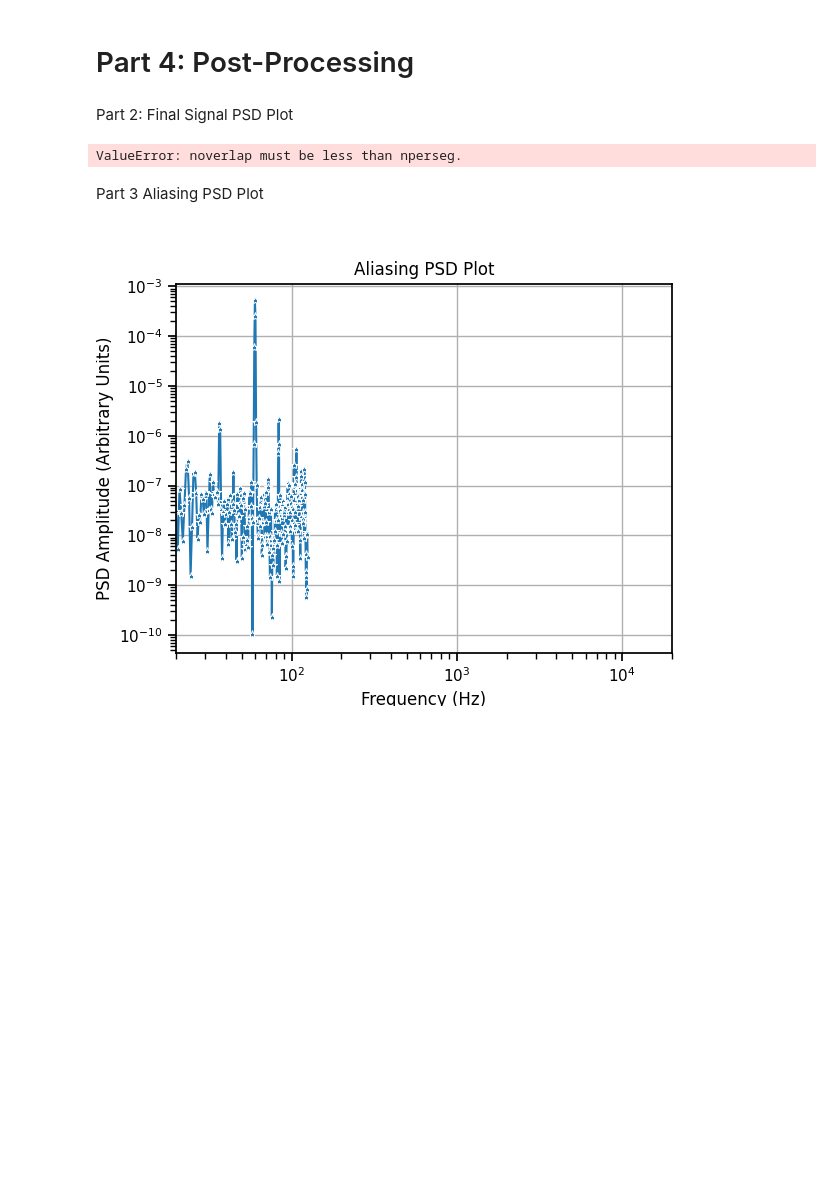
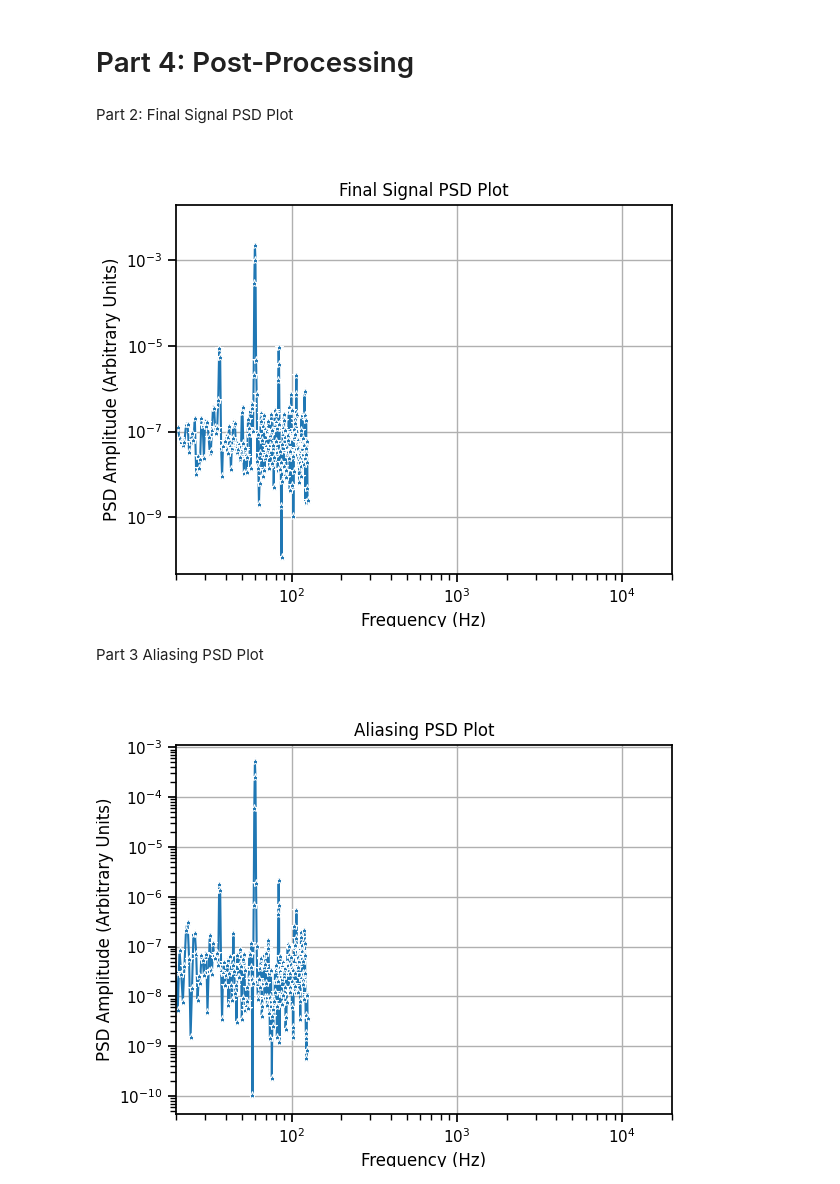
Before and after one commit to mylaz16/geng360-serra, a Jupyter notebook: Lab 2 - Arduino DAQ/Lab2JN.ipynb, the cells around one changed output. Saved outputs shown, nothing was run; the diff lists cells and outputs as text; code cells hidden in the pictures; blank space fills up the shorter version.

```diff
--- a/Lab 2 - Arduino DAQ/Lab2JN.ipynb
+++ b/Lab 2 - Arduino DAQ/Lab2JN.ipynb
@@ -115,8 +119,8 @@ plt.show()
 Bit Noise
 # %%
 # import the dataset, view the first few rows
-myLab2 = pd.read_csv("Lab2.2data.csv") # Make sure to update this file name to match your data!
-myLab2.head() #This will display the first few rows of the DataFrame
+myLab2_4 = pd.read_csv("Lab2.2data.csv") # Make sure to update this file name to match your data!
+myLab2_4.head() #This will display the first few rows of the DataFrame
 # %% [output]
 |  | Time (ms) | Sensor 0 (raw) | Sensor 1 (raw) | Sensor 2 (raw) |
 | 0 | 4 | 405 | 209 | 231 |
@@ -125,10 +129,10 @@ myLab2.head() #This will display the first few rows of the DataFrame
 | 3 | 16 | 176 | 124 | 131 |
 | 4 | 20 | 145 | 113 | 116 |
 # %%
-myLab2['Sensor 1 (V)']= myLab2['Sensor 1 (raw)'] * (5.06/1023.0) # Convert raw sensor data to volts using the provided conversion factor
+myLab2_4['Sensor 1 (V)']= myLab2_4['Sensor 1 (raw)'] * (5.06/1023.0) # Convert raw sensor data to volts using the provided conversion factor
 
 plt.figure()  # Create a new figure
-sns.lineplot(x="Time (ms)", y="Sensor 1 (V)", data=myLab2)
+sns.lineplot(x="Time (ms)", y="Sensor 1 (V)", data=myLab2_4)
 plt.title("Sensor 1 vs Time")
 plt.xlabel("Time (ms)")
 plt.ylabel("Sensor 1 (V)")
@@ -146,29 +150,31 @@ plt.show()
 Part 2: Final Signal PSD Plot
 # %%
 # Definte input parameters for Welch's method
-segment_size = 1024 # Size of each segment for Welch's method, should be a power of 2 (e.g. 256, 512, 1024, 2048, 4096)
-overlap_pct = 60 # Percentage of overlap between segments, typically 25-75%
+segment_size = 512 # Size of each segment for Welch's method, should be a power of 2 (e.g. 256, 512, 1024, 2048, 4096)
+overlap_pct = 60 # Percentage of overlap between segments, typically 25-75% (must be < 100%)
 overlap_size = int(segment_size * overlap_pct / 100) # Calculate the number of samples to overlap between segments
+# Ensure noverlap < nperseg (overlap_size < segment_size)
+assert overlap_size < segment_size, f"Error: noverlap ({overlap_size}) must be less than nperseg ({segment_size})"
 
 # Compute Power Spectral Density using Welch's method
 f, pxx = welch(myLab2['Sensor 1 (V)'], fs= 250, window="hann", nperseg=segment_size, noverlap=overlap_size)
 
 # f is the frequency vector, pxx is the power spectral density estimate
 # For more details, see the documentation https://docs.scipy.org/doc/scipy/reference/generated/scipy.signal.welch.html
 
 plt.figure()
 sns.lineplot(x=f, y=pxx, marker = '*')
 plt.xscale('log')  # Logarithmic scale for frequency axis
 plt.yscale('log')  # Logarithmic scale for power spectral density
 plt.xlim([20, 20000])  # Limit x-axis to typical audio frequency range
 plt.xlabel('Frequency (Hz)')
 plt.ylabel('PSD Amplitude (Arbitrary Units)')
-plt.title('Signal PSD Plot')
+plt.title('Final Signal PSD Plot')
 plt.grid(True)
 mplcursors.cursor(hover=False)  # Enable interactive cursor for data point selection
 plt.show()
 # %% [output]
-ValueError: noverlap must be less than nperseg.
+[figure, added]
 # %% [markdown]
 Part 3 Aliasing PSD Plot
 # %%
```
Also changed, not shown: parts of 2 cells of this notebook.
